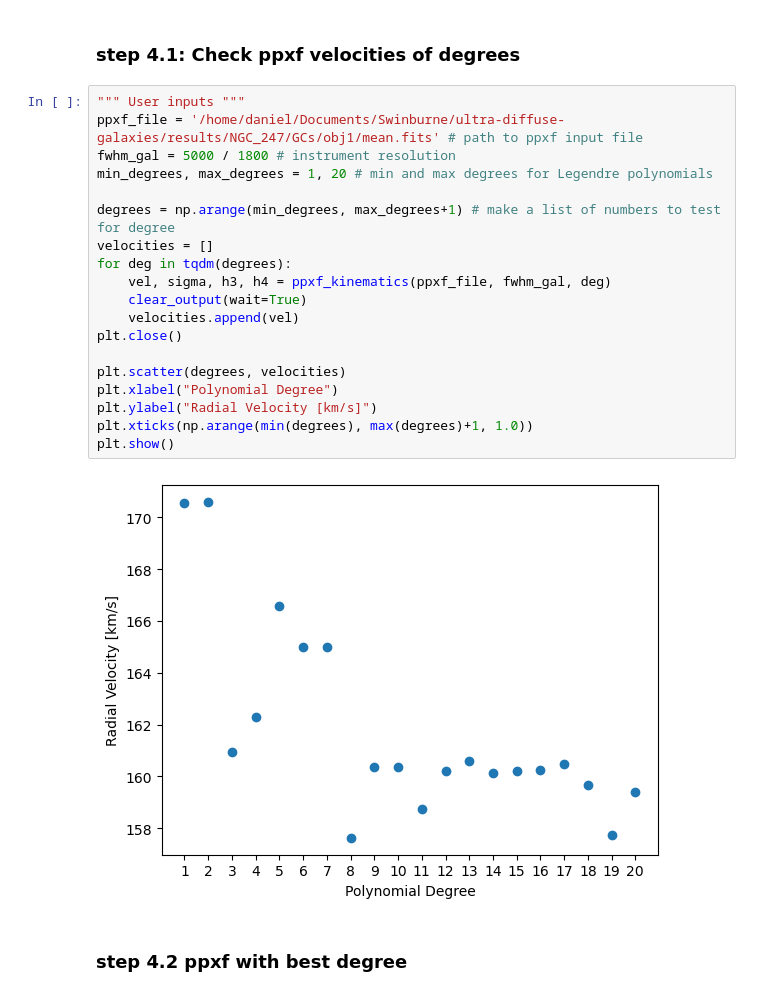
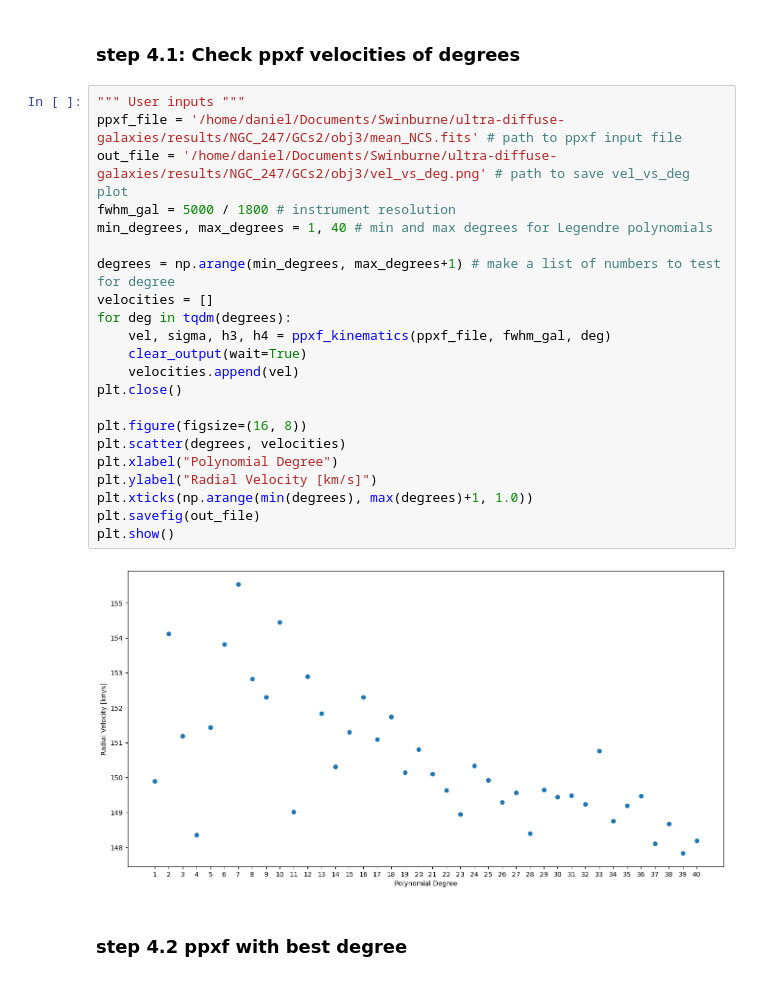
Before and after one commit to daniel-lyon/CAS-Summer-Project, a Jupyter notebook: scripts/main.ipynb, the cells around one changed output. Cells and saved outputs as stored; diff of their text form.

```diff
--- a/scripts/main.ipynb
+++ b/scripts/main.ipynb
@@ -80,25 +78,28 @@ OSError: File '/home/daniel/Documents/Swinburne/ultra-diffuse-galaxies/results/N
 ### step 4.1: Check ppxf velocities of degrees
 # %%
 """ User inputs """
-ppxf_file = '/home/daniel/Documents/Swinburne/ultra-diffuse-galaxies/results/NGC_247/GCs/obj1/mean.fits' # path to ppxf input file
+ppxf_file = '/home/daniel/Documents/Swinburne/ultra-diffuse-galaxies/results/NGC_247/GCs2/obj3/mean_NCS.fits' # path to ppxf input file
+out_file = '/home/daniel/Documents/Swinburne/ultra-diffuse-galaxies/results/NGC_247/GCs2/obj3/vel_vs_deg.png' # path to save vel_vs_deg plot
 fwhm_gal = 5000 / 1800 # instrument resolution
-min_degrees, max_degrees = 1, 20 # min and max degrees for Legendre polynomials
+min_degrees, max_degrees = 1, 40 # min and max degrees for Legendre polynomials
 
 degrees = np.arange(min_degrees, max_degrees+1) # make a list of numbers to test for degree
 velocities = []
 for deg in tqdm(degrees):
     vel, sigma, h3, h4 = ppxf_kinematics(ppxf_file, fwhm_gal, deg)
     clear_output(wait=True)
     velocities.append(vel)
 plt.close()
 
+plt.figure(figsize=(16, 8))
 plt.scatter(degrees, velocities)
 plt.xlabel("Polynomial Degree")
 plt.ylabel("Radial Velocity [km/s]")
 plt.xticks(np.arange(min(degrees), max(degrees)+1, 1.0))
+plt.savefig(out_file)
 plt.show()
 # %% [output]
-[figure, old version]
+[figure, new version]
 # %% [markdown]
 ### step 4.2 ppxf with best degree
 # %%
```
Also changed, not shown: parts of 7 cells of this notebook, 23 other files.
